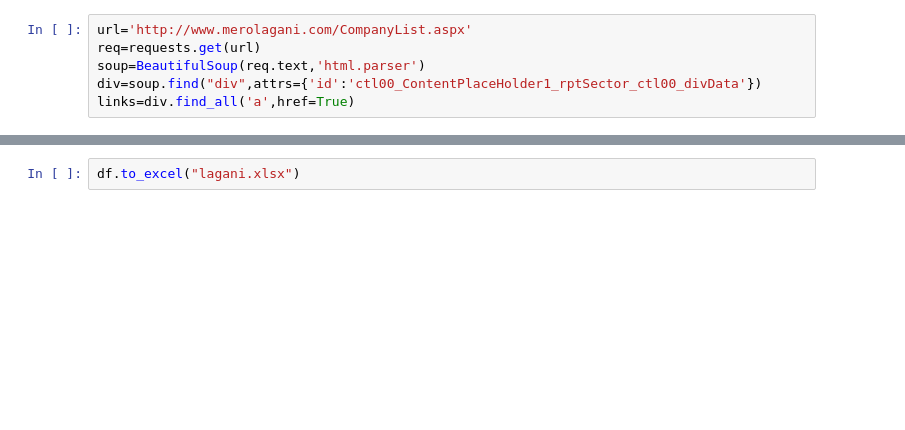
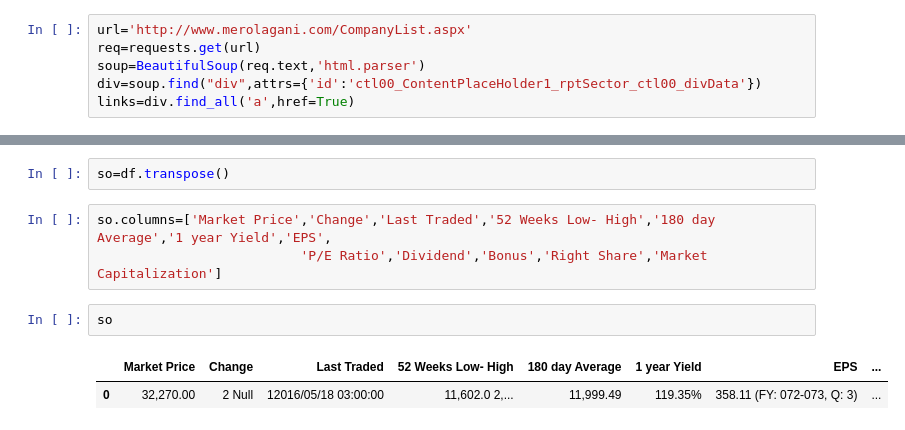
Before and after one commit to ankitbhaukajee/datascience, a Jupyter notebook: datascience/sharessss.ipynb, the cells around one changed output, grey strips where cells are left out. Drawn from its saved outputs; the diff is of its cells as text; blank space fills up the shorter version.

```diff
--- a/datascience/sharessss.ipynb
+++ b/datascience/sharessss.ipynb
@@ -84,2 +102,10 @@ df.transpose()
-# %%
-df.to_excel("lagani.xlsx")
+# %%
+so=df.transpose()
+# %%
+so.columns=['Market Price','Change','Last Traded','52 Weeks Low- High','180 day Average','1 year Yield','EPS',
+                          'P/E Ratio','Dividend','Bonus','Right Share','Market Capitalization']
+# %%
+so
+# %% [output]
+|  | Market Price | Change | Last Traded | 52 Weeks Low- High | 180 day Average | 1 year Yield | EPS | ... |
+| 0 | 32,270.00 | 2 Null | 12016/05/18 03:00:00 | 11,602.0 2,... | 11,999.49 | 119.35% | 358.11 (FY: 072-073, Q: 3) | ... |
```
Also changed, not shown: parts of 12 cells of this notebook, 6 other files.
